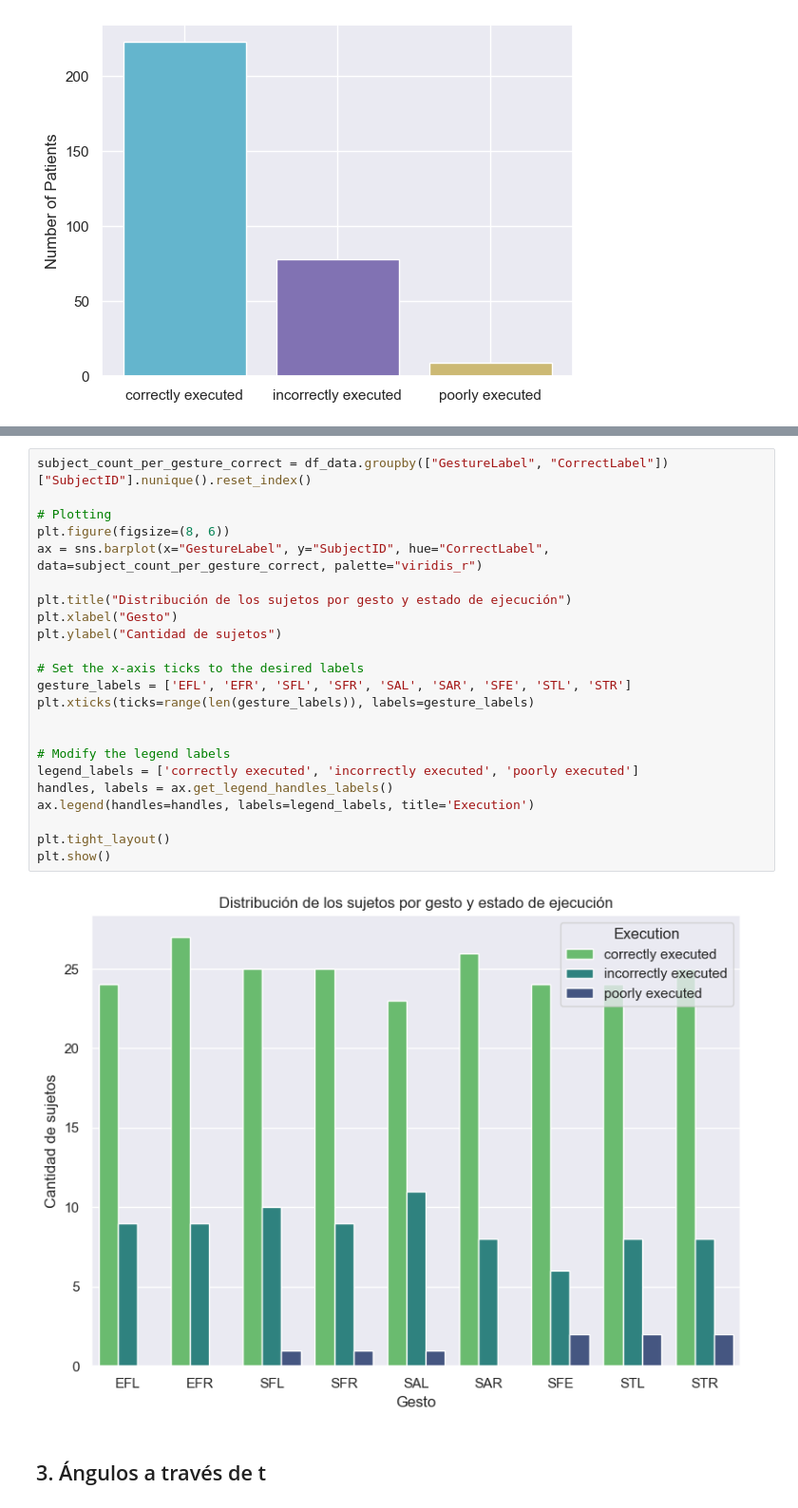
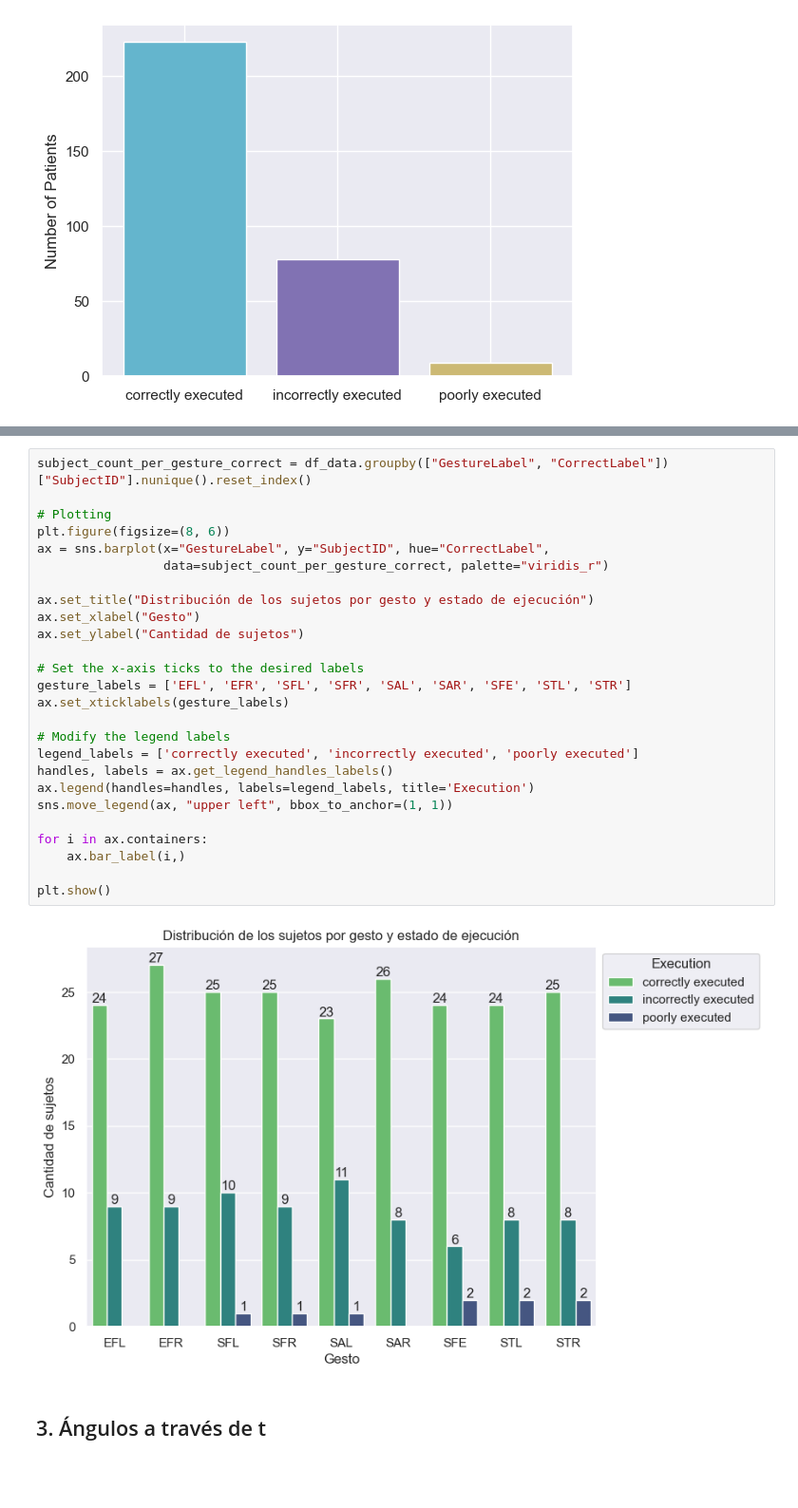
Before and after one commit to nmartinser/Telerehabilitation, a Jupyter notebook: notebooks/analisis_datos.ipynb, the cells around one changed output, grey strips where cells are left out. Shown at 95% size. Saved outputs shown, nothing was run; the diff lists cells and outputs as text; blank space fills up the shorter version.

```diff
--- a/notebooks/analisis_datos.ipynb
+++ b/notebooks/analisis_datos.ipynb
@@ -115,28 +119,31 @@ Passing `palette` without assigning `hue` is deprecated and will be removed in v
 # %%
 subject_count_per_gesture_correct = df_data.groupby(["GestureLabel", "CorrectLabel"])["SubjectID"].nunique().reset_index()
 
 # Plotting
 plt.figure(figsize=(8, 6))
-ax = sns.barplot(x="GestureLabel", y="SubjectID", hue="CorrectLabel", data=subject_count_per_gesture_correct, palette="viridis_r")
+ax = sns.barplot(x="GestureLabel", y="SubjectID", hue="CorrectLabel",
+                 data=subject_count_per_gesture_correct, palette="viridis_r")
 
-plt.title("Distribución de los sujetos por gesto y estado de ejecución")
-plt.xlabel("Gesto")
-plt.ylabel("Cantidad de sujetos")
+ax.set_title("Distribución de los sujetos por gesto y estado de ejecución")
+ax.set_xlabel("Gesto")
+ax.set_ylabel("Cantidad de sujetos")
 
 # Set the x-axis ticks to the desired labels
 gesture_labels = ['EFL', 'EFR', 'SFL', 'SFR', 'SAL', 'SAR', 'SFE', 'STL', 'STR']
-plt.xticks(ticks=range(len(gesture_labels)), labels=gesture_labels)
-
+ax.set_xticklabels(gesture_labels)
 
 # Modify the legend labels
 legend_labels = ['correctly executed', 'incorrectly executed', 'poorly executed']
 handles, labels = ax.get_legend_handles_labels()
 ax.legend(handles=handles, labels=legend_labels, title='Execution')
+sns.move_legend(ax, "upper left", bbox_to_anchor=(1, 1))
 
-plt.tight_layout()
+for i in ax.containers:
+    ax.bar_label(i,)
+
 plt.show()
 # %% [output]
-[figure, old version]
+[figure, new version]
 # %% [markdown]
 ## 3. Ángulos a través de t
 # %%
```
Also changed, not shown: parts of 1 cell of this notebook, 2 other files.
